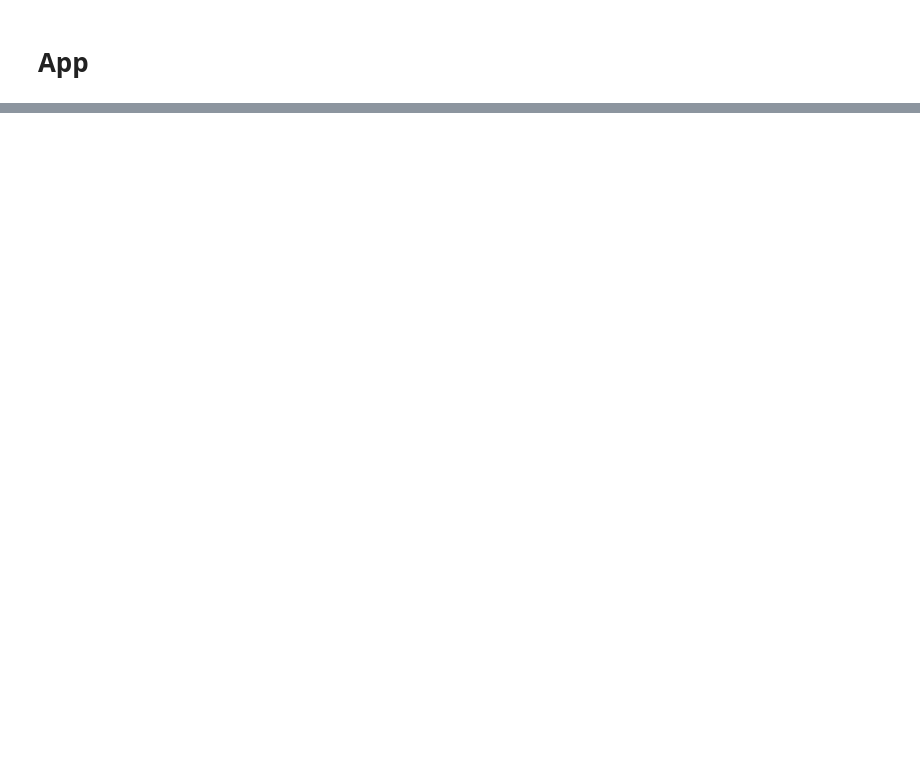
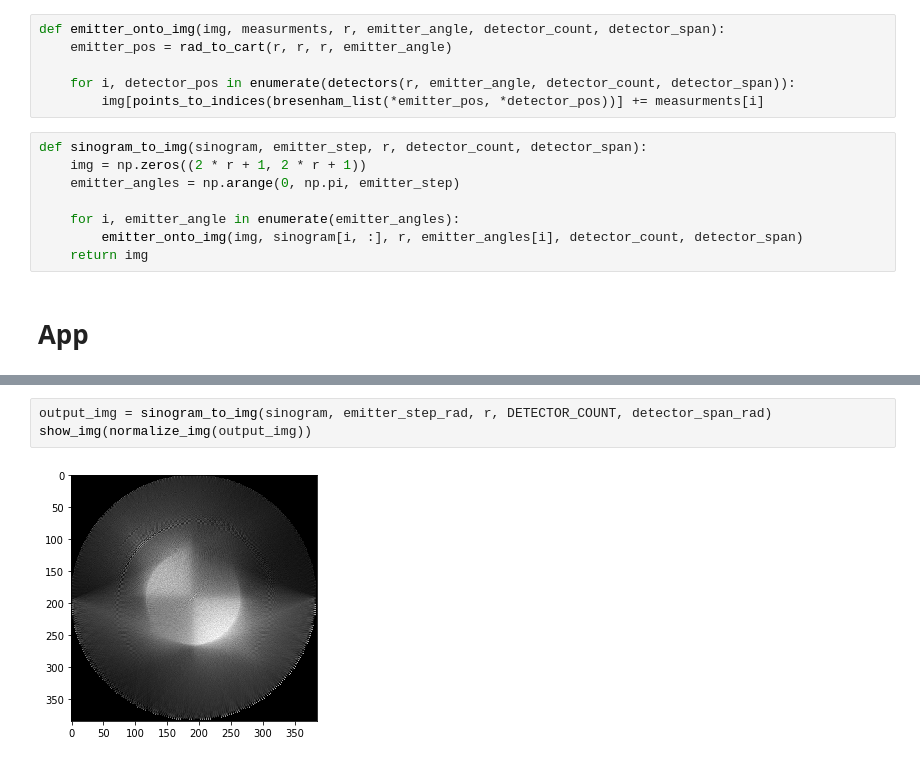
Before and after one commit to Guslarz/CT, a Jupyter notebook: ct.ipynb, the cells around one changed output, grey strips where cells are left out. Cells and saved outputs as stored; diff of their text form; blank space fills up the shorter version.

```diff
--- a/ct.ipynb
+++ b/ct.ipynb
@@ -147,3 +134,17 @@ def sinogram_to_img(sinogram):
+# %%
+def emitter_onto_img(img, measurments, r, emitter_angle, detector_count, detector_span):
+    emitter_pos = rad_to_cart(r, r, r, emitter_angle)
+
+    for i, detector_pos in enumerate(detectors(r, emitter_angle, detector_count, detector_span)):
+        img[points_to_indices(bresenham_list(*emitter_pos, *detector_pos))] += measurments[i]
+# %%
+def sinogram_to_img(sinogram, emitter_step, r, detector_count, detector_span):
+    img = np.zeros((2 * r + 1, 2 * r + 1))
+    emitter_angles = np.arange(0, np.pi, emitter_step)
+
+    for i, emitter_angle in enumerate(emitter_angles):
+        emitter_onto_img(img, sinogram[i, :], r, emitter_angles[i], detector_count, detector_span)
+    return img
 # %% [markdown]
 # App
 # %%
@@ -166,0 +167,5 @@ show_img(sinogram)
+# %%
+output_img = sinogram_to_img(sinogram, emitter_step_rad, r, DETECTOR_COUNT, detector_span_rad)
+show_img(normalize_img(output_img))
+# %% [output]
+[figure, added]
```
Also changed, not shown: parts of 14 cells of this notebook.
